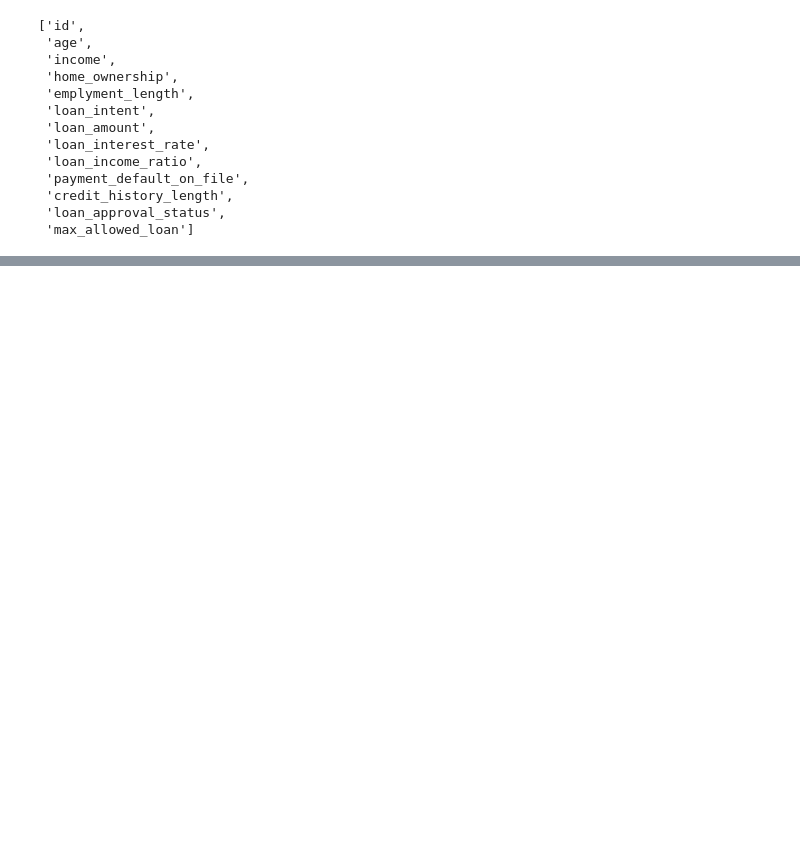
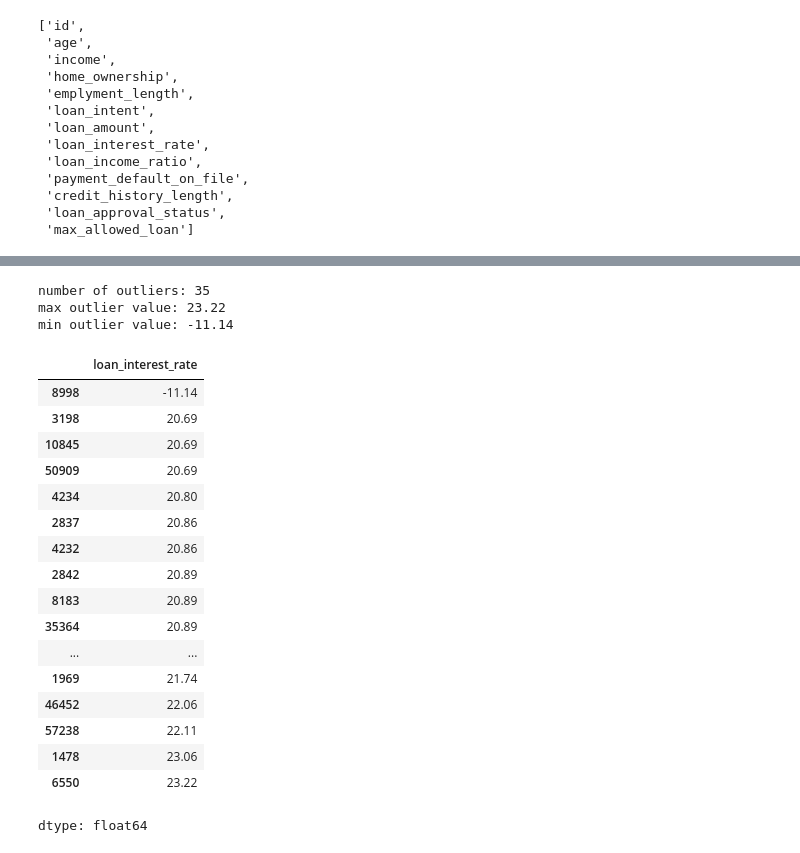
Before and after one commit to savidyakolonne/loan-approval-predictor, a Jupyter notebook: NoteBook1.ipynb, the cells around one changed output, grey strips where cells are left out. Cells and saved outputs as stored; diff of their text form; code cells hidden in the pictures; blank space fills up the shorter version.

```diff
--- a/NoteBook1.ipynb
+++ b/NoteBook1.ipynb
@@ -134,0 +187,8 @@ df.head()
+# %%
+# chaeck outliers (make the function)
+def find_outliers_IQR(data):
+  q1 = data.quantile(0.25)
+  q3 = data.quantile(0.75)
+  IQR = q3 - q1
+  outliers = data[((data < (q1 - 1.5 * IQR)) | (data > (q3 + 1.5 * IQR)))]
+  return outliers
@@ -134,0 +245,29 @@ df.head()
+# %%
+# check loan interest rate outliers and the min max values
+loan_interest_rate_outliers = find_outliers_IQR(data['loan_interest_rate'])
+print("number of outliers: "+ str(len(loan_interest_rate_outliers)))
+print("max outlier value: "+ str(loan_interest_rate_outliers.max()))
+print("min outlier value: "+ str(loan_interest_rate_outliers.min()))
+loan_interest_rate_outliers.sort_values(ascending=True)
+# %% [output]
+number of outliers: 35
+max outlier value: 23.22
+min outlier value: -11.14
+|  | loan_interest_rate |
+| 8998 | -11.14 |
+| 3198 | 20.69 |
+| 10845 | 20.69 |
+| 50909 | 20.69 |
+| 4234 | 20.80 |
+| 2837 | 20.86 |
+| 4232 | 20.86 |
+| 2842 | 20.89 |
+| 8183 | 20.89 |
+| 35364 | 20.89 |
+| ... | ... |
+| 1969 | 21.74 |
+| 46452 | 22.06 |
+| 57238 | 22.11 |
+| 1478 | 23.06 |
+| 6550 | 23.22 |
+dtype: float64
```
Also changed, not shown: parts of 44 cells of this notebook.
